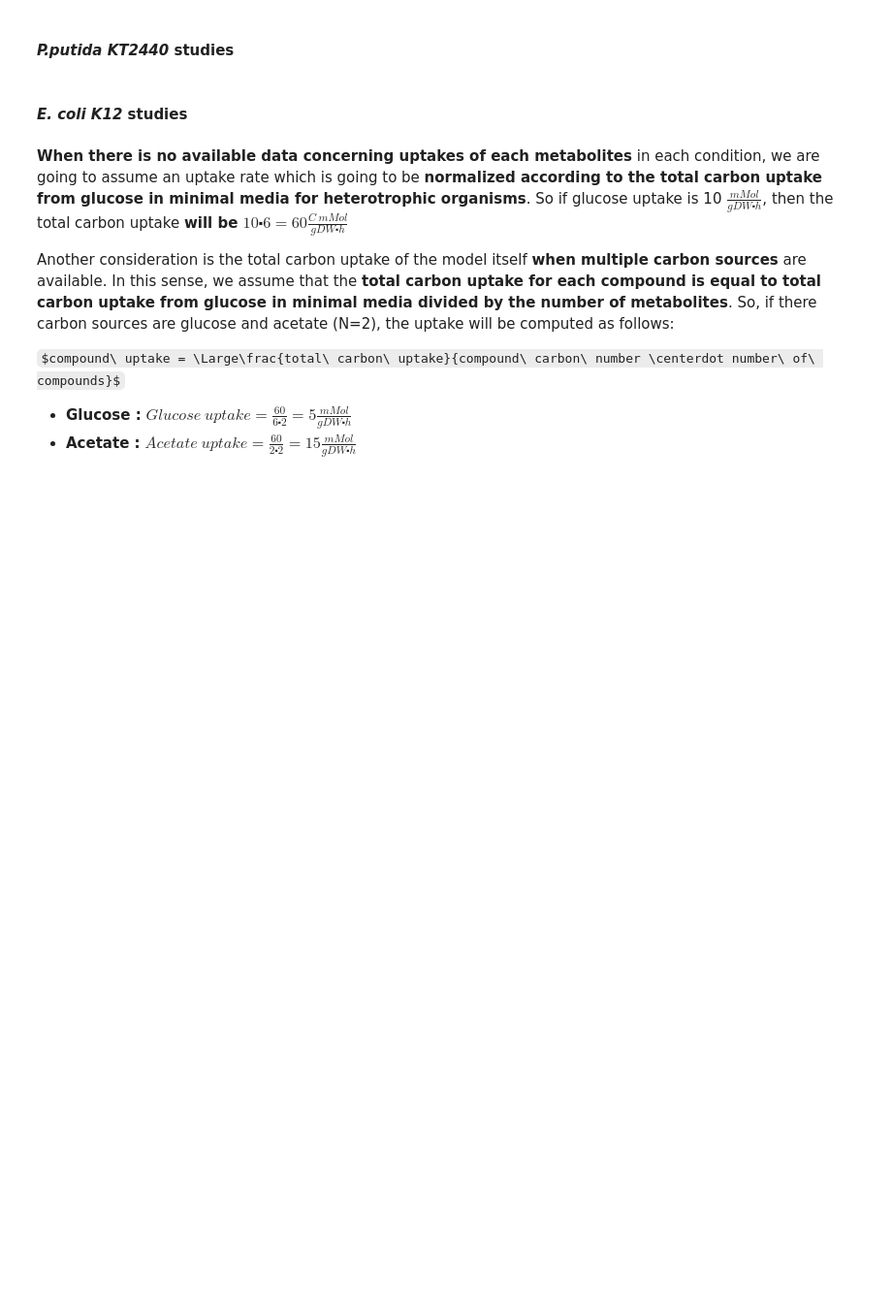
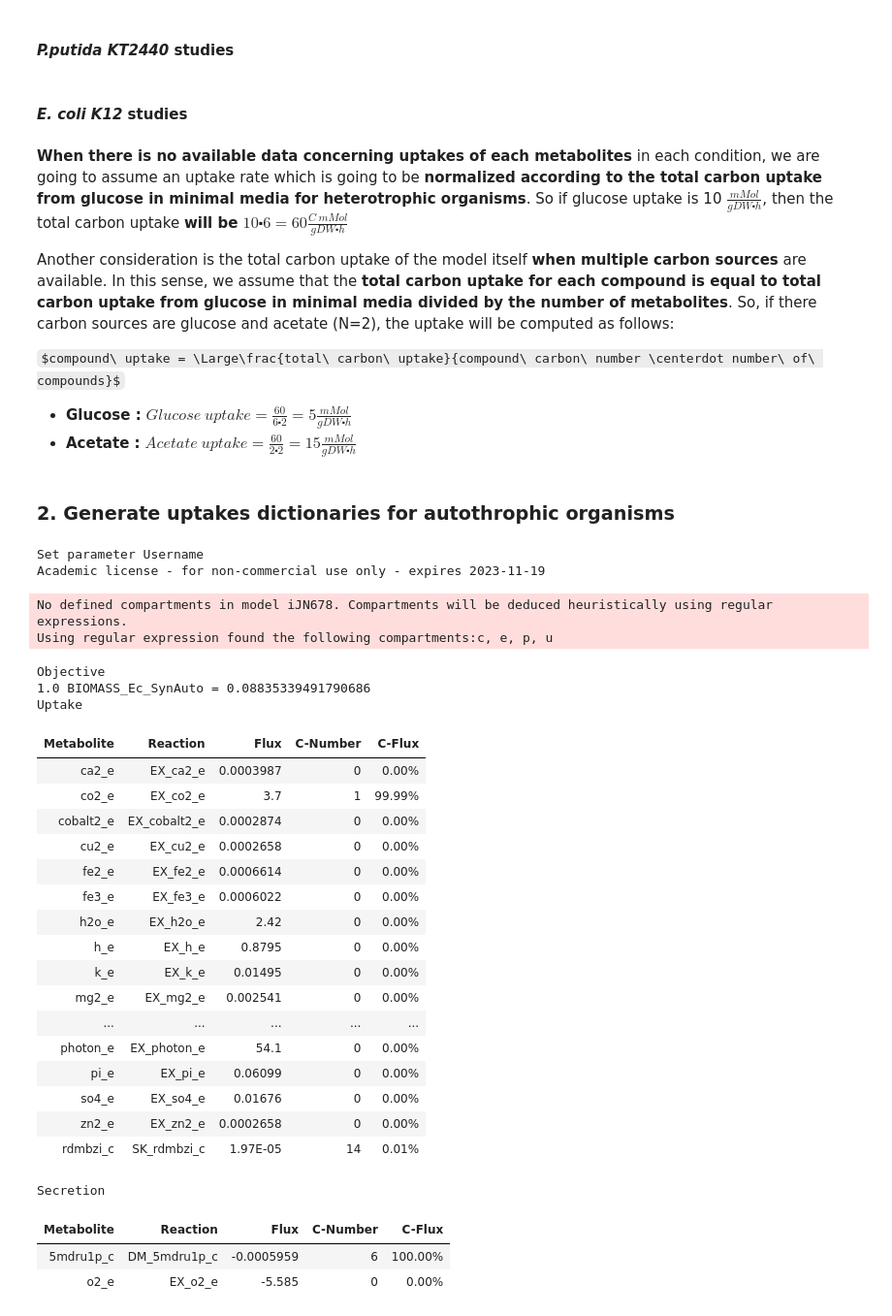
Before and after one commit to extrevaro/e-merlin, a Jupyter notebook: samples_selection.ipynb, the cells around one changed output. Shown at 97% size. Cells and saved outputs as stored; diff of their text form; code cells hidden in the pictures; some formulas as TeX source; blank space fills up the shorter version.

Commit message:
synechocystis study dicts added

```diff
--- a/samples_selection.ipynb
+++ b/samples_selection.ipynb
@@ -14,3 +11,6 @@ studies_file = 'sample_table.csv'
+# %%
+species = 'Synechocystis_sp_PCC_6803'
+studies_file = 'final_metadata.tsv'
 # %% [markdown]
 #### 1.1 Generate the study and the uptakes dictionaries
 # %%
@@ -359,3 +359,49 @@ ICA_study = {'m9-EX_glc__D_e:10.0': [ 'p1k_00161',
              'm9-EX_pyr_e:5.0-EX_ura_e:6.67': ['p1k_00183',
                                                'p1k_00184']
             }
+# %% [markdown]
+### 2. Generate uptakes dictionaries for autothrophic organisms
+# %%
+studies = ['thermal','ethylene','iron_depletion_oxidative_stress','nitrogen_deprivation','day_night_cycles','heat_sock','KpsM','iron_limitation']
+entry_column = 'sample_id'
+metadata_filepath = '/'.join(['data',species, studies_file])
+#generate study dicts with SRX entries and calculate uptake with Growth Rate
+metadata = pd.read_csv(metadata_filepath, sep='\t')
+
+#Load the universal and the organism model
+org_model_name = 'iJN678_autotrophic.mat'
+uni_model_name = 'universal_model_cobrapy.json'
+org_model_filepath = '/'.join(['models', org_model_name])
+uni_model_filepath = '/'.join(['models', uni_model_name])
+org_cobra_model = cobra.io.load_matlab_model(org_model_filepath)
+uni_cobra_model = cobra.io.load_json_model(uni_model_filepath)
+org_cobra_model.summary()
+# %% [output]
+Set parameter Username
+Academic license - for non-commercial use only - expires 2023-11-19
+No defined compartments in model iJN678. Compartments will be deduced heuristically using regular expressions.
+Using regular expression found the following compartments:c, e, p, u
+Objective
+1.0 BIOMASS_Ec_SynAuto = 0.08835339491790686
+Uptake
+| Metabolite | Reaction | Flux | C-Number | C-Flux |
+| ca2_e | EX_ca2_e | 0.0003987 | 0 | 0.00% |
+| co2_e | EX_co2_e | 3.7 | 1 | 99.99% |
+| cobalt2_e | EX_cobalt2_e | 0.0002874 | 0 | 0.00% |
+| cu2_e | EX_cu2_e | 0.0002658 | 0 | 0.00% |
+| fe2_e | EX_fe2_e | 0.0006614 | 0 | 0.00% |
+| fe3_e | EX_fe3_e | 0.0006022 | 0 | 0.00% |
+| h2o_e | EX_h2o_e | 2.42 | 0 | 0.00% |
+| h_e | EX_h_e | 0.8795 | 0 | 0.00% |
+| k_e | EX_k_e | 0.01495 | 0 | 0.00% |
+| mg2_e | EX_mg2_e | 0.002541 | 0 | 0.00% |
+| ... | ... | ... | ... | ... |
+| photon_e | EX_photon_e | 54.1 | 0 | 0.00% |
+| pi_e | EX_pi_e | 0.06099 | 0 | 0.00% |
+| so4_e | EX_so4_e | 0.01676 | 0 | 0.00% |
+| zn2_e | EX_zn2_e | 0.0002658 | 0 | 0.00% |
+| rdmbzi_c | SK_rdmbzi_c | 1.97E-05 | 14 | 0.01% |
+Secretion
+| Metabolite | Reaction | Flux | C-Number | C-Flux |
+| 5mdru1p_c | DM_5mdru1p_c | -0.0005959 | 6 | 100.00% |
+| o2_e | EX_o2_e | -5.585 | 0 | 0.00% |
```
Also changed, not shown: parts of 8 cells of this notebook, 6 other files.
